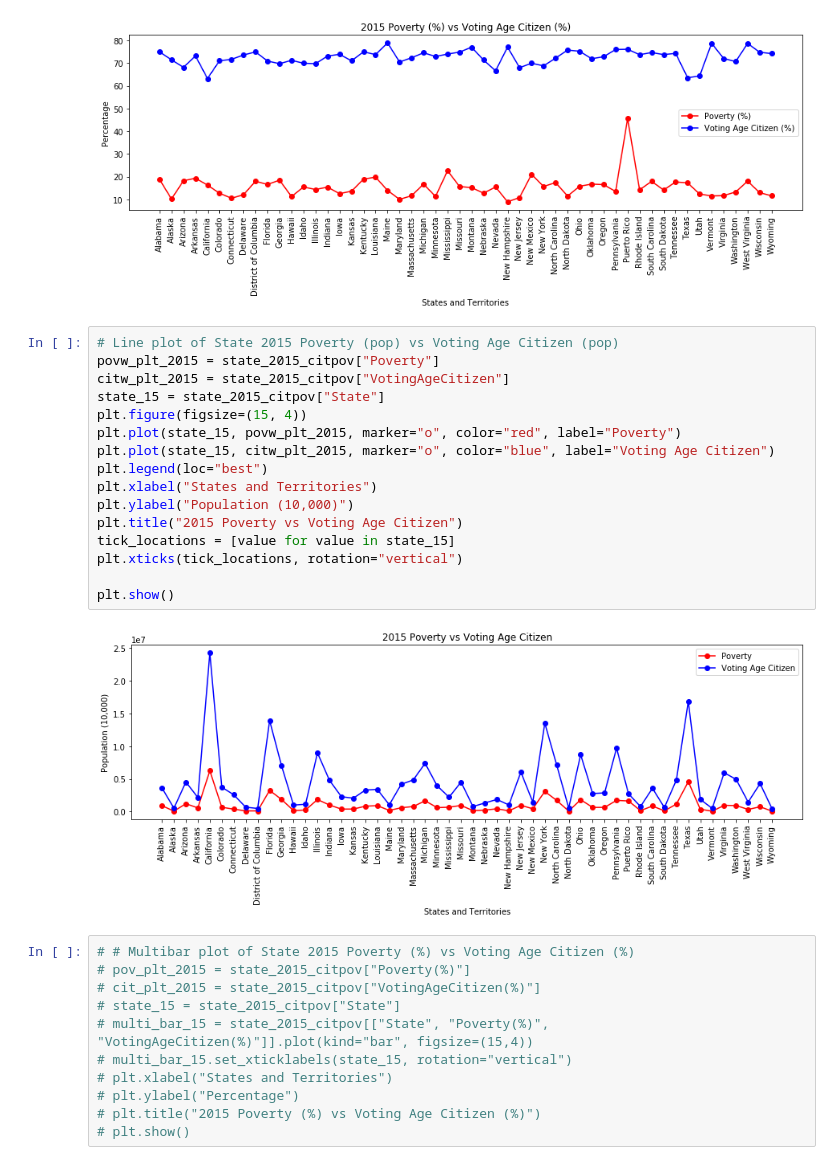
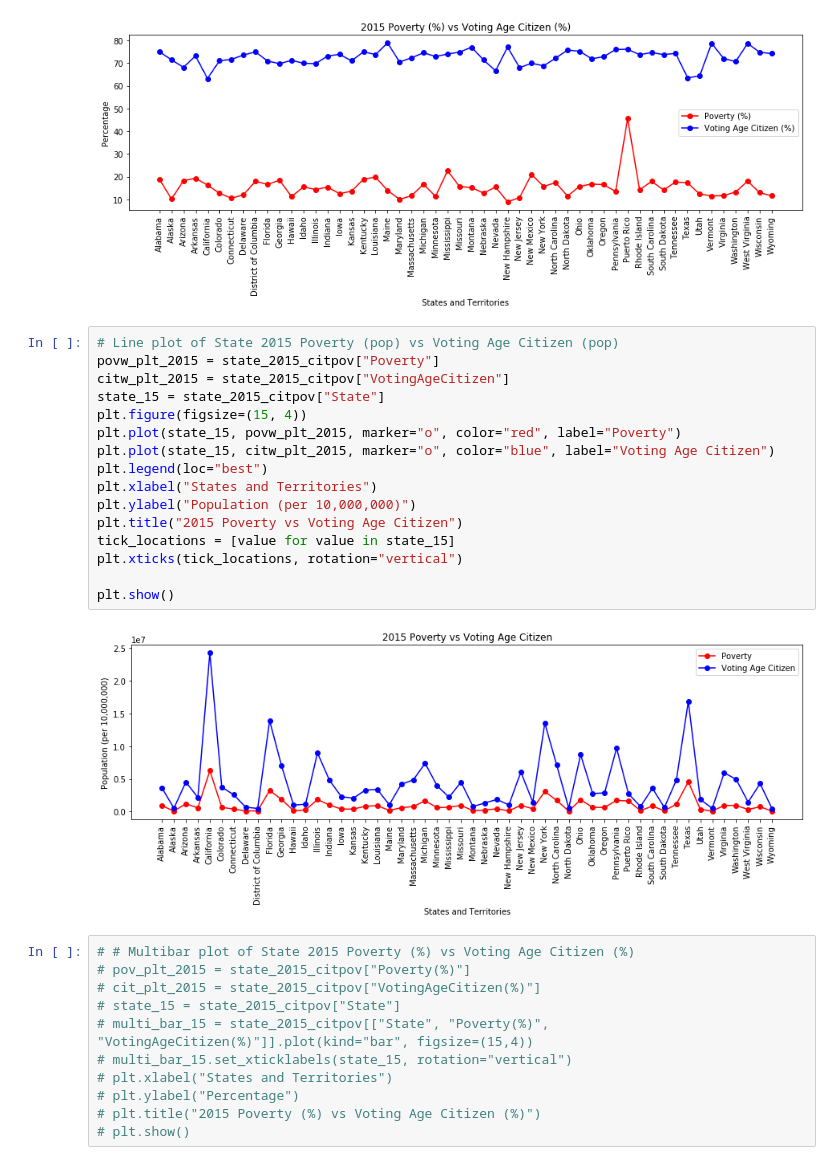
Before and after one commit to charlim26/censusproject, a Jupyter notebook: Kmar_Citizen_Poverty/Citizen_Poverty.ipynb, the cells around one changed output. Cells and saved outputs as stored; diff of their text form.

```diff
--- a/Kmar_Citizen_Poverty/Citizen_Poverty.ipynb
+++ b/Kmar_Citizen_Poverty/Citizen_Poverty.ipynb
@@ -165,21 +165,21 @@ state_15_list
 # %%
 # Line plot of State 2015 Poverty (pop) vs Voting Age Citizen (pop)
 povw_plt_2015 = state_2015_citpov["Poverty"]
 citw_plt_2015 = state_2015_citpov["VotingAgeCitizen"]
 state_15 = state_2015_citpov["State"]
 plt.figure(figsize=(15, 4))
 plt.plot(state_15, povw_plt_2015, marker="o", color="red", label="Poverty")
 plt.plot(state_15, citw_plt_2015, marker="o", color="blue", label="Voting Age Citizen")
 plt.legend(loc="best")
 plt.xlabel("States and Territories")
-plt.ylabel("Population (10,000)")
+plt.ylabel("Population (per 10,000,000)")
 plt.title("2015 Poverty vs Voting Age Citizen")
 tick_locations = [value for value in state_15]
 plt.xticks(tick_locations, rotation="vertical")
 
 plt.show()
 # %% [output]
-[figure, old version]
+[figure, new version]
 # %%
 # # Multibar plot of State 2015 Poverty (%) vs Voting Age Citizen (%)
 # pov_plt_2015 = state_2015_citpov["Poverty(%)"]
```
Also changed, not shown: parts of 5 cells of this notebook.
